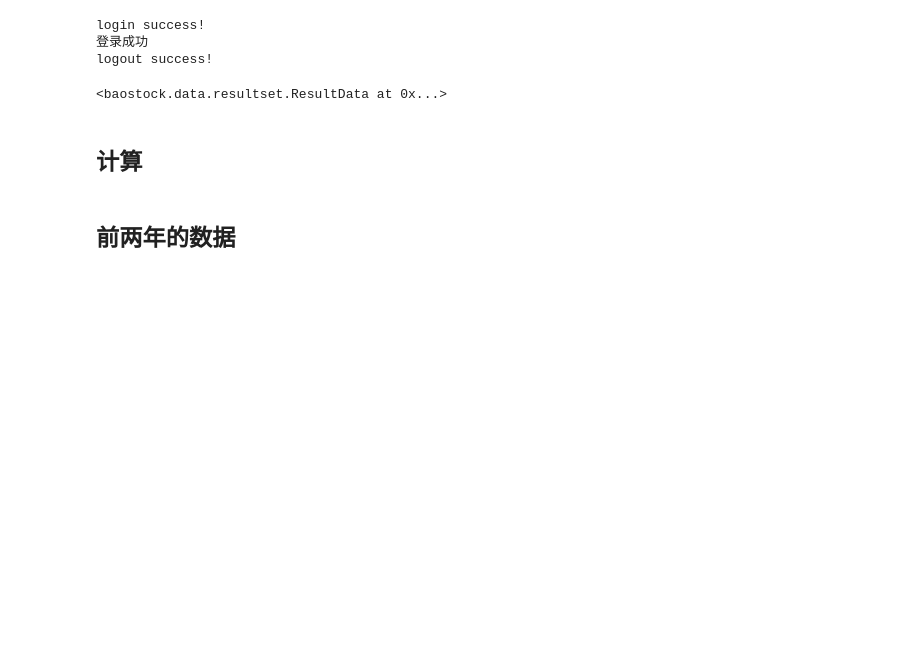
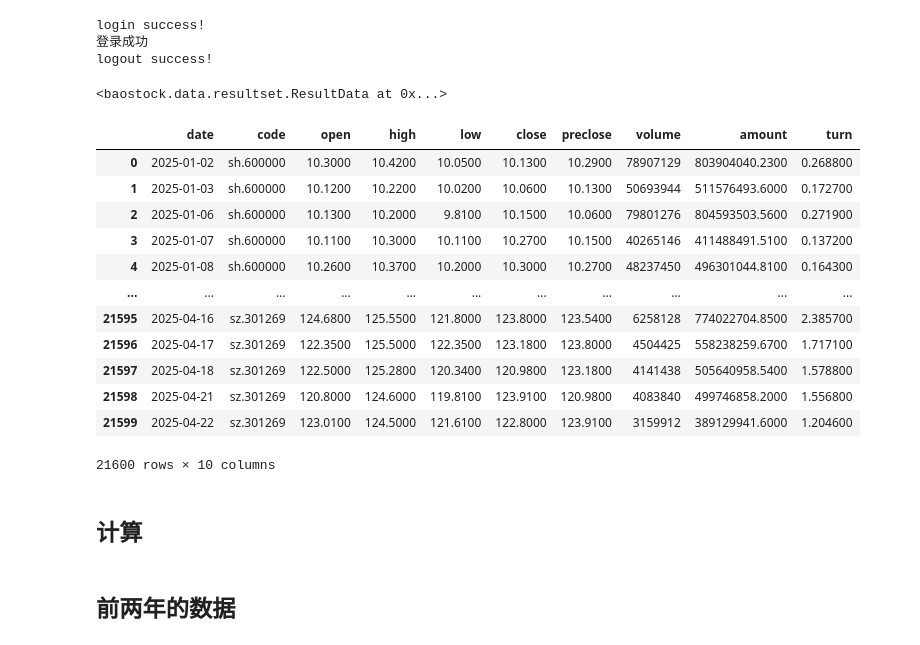
Before and after one commit to kennys-cs1105/QuantTrading, a Jupyter notebook: notebook/2025-04-22-部分票计算.ipynb, the cells around one changed output. Cells and saved outputs as stored; diff of their text form; code cells hidden in the pictures; blank space fills up the shorter version.

```diff
--- a/notebook/2025-04-22-部分票计算.ipynb
+++ b/notebook/2025-04-22-部分票计算.ipynb
@@ -431,6 +431,22 @@ logout success!
 <baostock.data.resultset.ResultData at 0x...>
 # %%
 df_stock_2025.to_csv("/home/kennys/experiment/QuantTrading/dataset/沪深300-2025年至今数据.csv")
+# %%
+df_stock_2025
+# %% [output]
+|  | date | code | open | high | low | close | preclose | volume | amount | turn |
+| 0 | 2025-01-02 | sh.600000 | 10.3000 | 10.4200 | 10.0500 | 10.1300 | 10.2900 | 78907129 | 803904040.2300 | 0.268800 |
+| 1 | 2025-01-03 | sh.600000 | 10.1200 | 10.2200 | 10.0200 | 10.0600 | 10.1300 | 50693944 | 511576493.6000 | 0.172700 |
+| 2 | 2025-01-06 | sh.600000 | 10.1300 | 10.2000 | 9.8100 | 10.1500 | 10.0600 | 79801276 | 804593503.5600 | 0.271900 |
+| 3 | 2025-01-07 | sh.600000 | 10.1100 | 10.3000 | 10.1100 | 10.2700 | 10.1500 | 40265146 | 411488491.5100 | 0.137200 |
+| 4 | 2025-01-08 | sh.600000 | 10.2600 | 10.3700 | 10.2000 | 10.3000 | 10.2700 | 48237450 | 496301044.8100 | 0.164300 |
+| ... | ... | ... | ... | ... | ... | ... | ... | ... | ... | ... |
+| 21595 | 2025-04-16 | sz.301269 | 124.6800 | 125.5500 | 121.8000 | 123.8000 | 123.5400 | 6258128 | 774022704.8500 | 2.385700 |
+| 21596 | 2025-04-17 | sz.301269 | 122.3500 | 125.5000 | 122.3500 | 123.1800 | 123.8000 | 4504425 | 558238259.6700 | 1.717100 |
+| 21597 | 2025-04-18 | sz.301269 | 122.5000 | 125.2800 | 120.3400 | 120.9800 | 123.1800 | 4141438 | 505640958.5400 | 1.578800 |
+| 21598 | 2025-04-21 | sz.301269 | 120.8000 | 124.6000 | 119.8100 | 123.9100 | 120.9800 | 4083840 | 499746858.2000 | 1.556800 |
+| 21599 | 2025-04-22 | sz.301269 | 123.0100 | 124.5000 | 121.6100 | 122.8000 | 123.9100 | 3159912 | 389129941.6000 | 1.204600 |
+21600 rows × 10 columns
 # %% [markdown]
 ## 计算
 # %%
```
